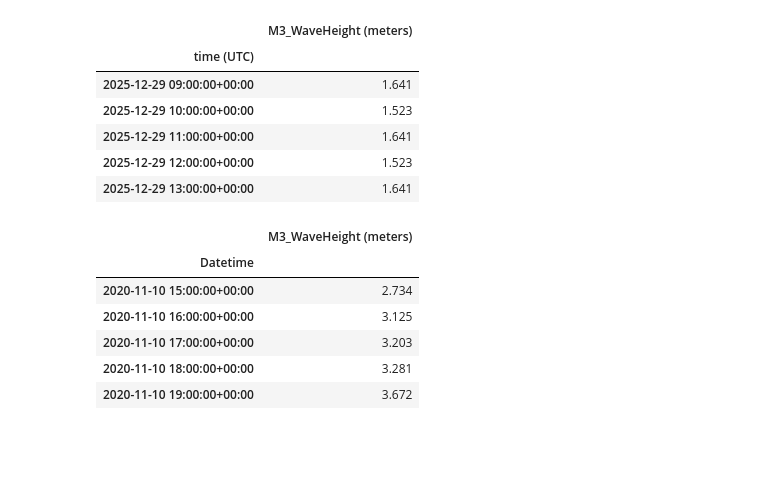
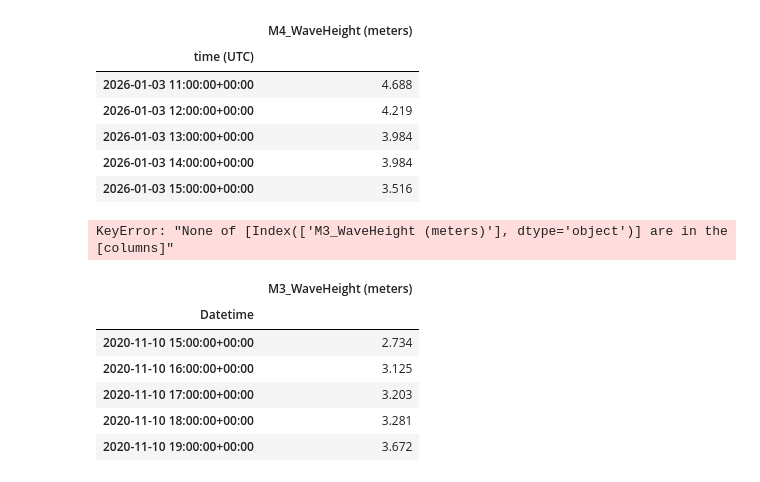
Before and after one commit to Matth3wc/Wind_Power_Forcasting, a Jupyter notebook: notebooks/00_data_preparation.ipynb, the cells around one changed output. Saved outputs shown, nothing was run; the diff lists cells and outputs as text; code cells hidden in the pictures; blank space fills up the shorter version.

```diff
--- a/notebooks/00_data_preparation.ipynb
+++ b/notebooks/00_data_preparation.ipynb
@@ -14,7 +14,7 @@ sys.path.append('../src')
 from irish_M_buoy_data import IrishBuoyData
 # %%
 # Step 1: Get your multi-level data
-buoy_stations = ['M3']#, 'M3', 'M4', 'M5', 'M6']
+buoy_stations = ['M4']#, 'M3', 'M4', 'M5', 'M6']
 all_buoy_data = []
 
 #print("Fetching data from all buoys...")
@@ -38,19 +38,21 @@ df_multi = df_multi.interpolate(method='time', limit=3).fillna(method='ffill').f
 df_flat = df_multi.copy()
 df_flat.columns = ['_'.join(col).strip() for col in df_flat.columns.values]
 # %%
-df_flat[['M3_WaveHeight (meters)']].tail()
+df_flat[['M4_WaveHeight (meters)']].tail()
 # %% [output]
-|  | M3_WaveHeight (meters) |
+|  | M4_WaveHeight (meters) |
 | time (UTC) |  |
-| 2025-12-29 09:00:00+00:00 | 1.641 |
-| 2025-12-29 10:00:00+00:00 | 1.523 |
-| 2025-12-29 11:00:00+00:00 | 1.641 |
-| 2025-12-29 12:00:00+00:00 | 1.523 |
-| 2025-12-29 13:00:00+00:00 | 1.641 |
+| 2026-01-03 11:00:00+00:00 | 4.688 |
+| 2026-01-03 12:00:00+00:00 | 4.219 |
+| 2026-01-03 13:00:00+00:00 | 3.984 |
+| 2026-01-03 14:00:00+00:00 | 3.984 |
+| 2026-01-03 15:00:00+00:00 | 3.516 |
 # %%
 df = df_flat[['M3_WaveHeight (meters)']].copy()
 df.index.name = 'Datetime'
 df.index = pd.to_datetime(df.index)
+# %% [output]
+KeyError: "None of [Index(['M3_WaveHeight (meters)'], dtype='object')] are in the [columns]"
 # %%
 df.head()
 # %% [output]
```
